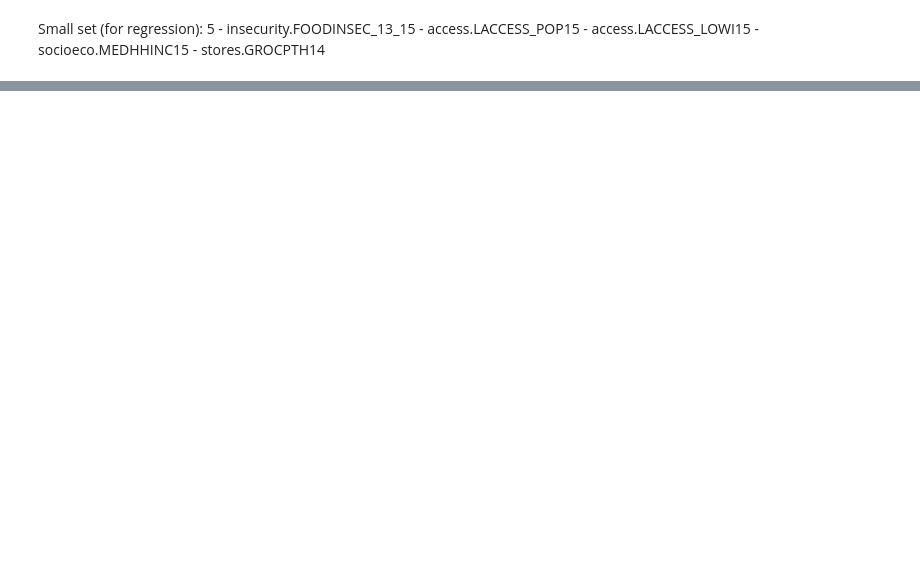
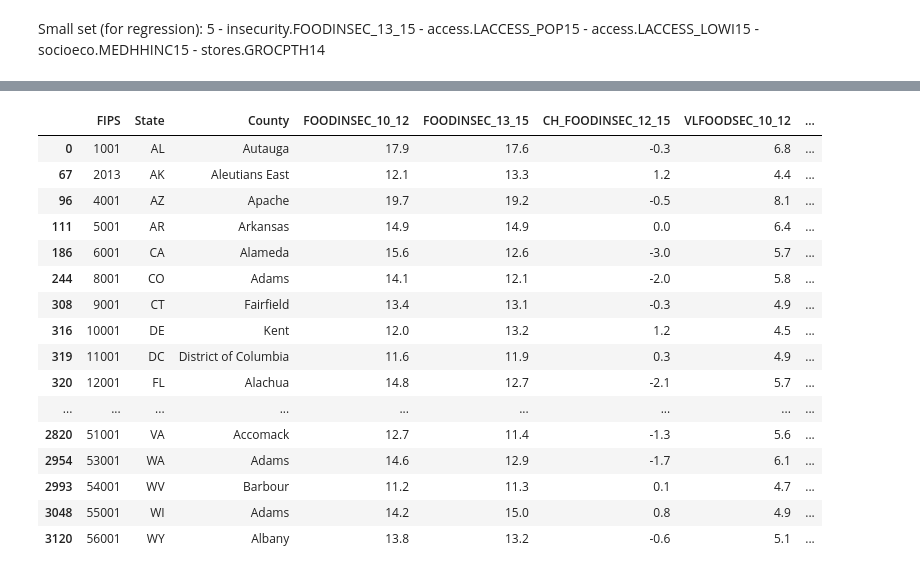
Before and after one commit to chriscross00/projects, a Jupyter notebook: food_security/notebooks/generate_regression_data.ipynb, the cells around one changed output, grey strips where cells are left out. Saved outputs shown, nothing was run; the diff lists cells and outputs as text; code cells hidden in the pictures; blank space fills up the shorter version.

```diff
--- a/food_security/notebooks/generate_regression_data.ipynb
+++ b/food_security/notebooks/generate_regression_data.ipynb
@@ -44,0 +70,20 @@ regression_short.head()
+# %%
+insecurity.groupby(['State'])['State'].head(1)
+# %% [output]
+|  | FIPS | State | County | FOODINSEC_10_12 | FOODINSEC_13_15 | CH_FOODINSEC_12_15 | VLFOODSEC_10_12 | ... |
+| 0 | 1001 | AL | Autauga | 17.9 | 17.6 | -0.3 | 6.8 | ... |
+| 67 | 2013 | AK | Aleutians East | 12.1 | 13.3 | 1.2 | 4.4 | ... |
+| 96 | 4001 | AZ | Apache | 19.7 | 19.2 | -0.5 | 8.1 | ... |
+| 111 | 5001 | AR | Arkansas | 14.9 | 14.9 | 0.0 | 6.4 | ... |
+| 186 | 6001 | CA | Alameda | 15.6 | 12.6 | -3.0 | 5.7 | ... |
+| 244 | 8001 | CO | Adams | 14.1 | 12.1 | -2.0 | 5.8 | ... |
+| 308 | 9001 | CT | Fairfield | 13.4 | 13.1 | -0.3 | 4.9 | ... |
+| 316 | 10001 | DE | Kent | 12.0 | 13.2 | 1.2 | 4.5 | ... |
+| 319 | 11001 | DC | District of Columbia | 11.6 | 11.9 | 0.3 | 4.9 | ... |
+| 320 | 12001 | FL | Alachua | 14.8 | 12.7 | -2.1 | 5.7 | ... |
+| ... | ... | ... | ... | ... | ... | ... | ... | ... |
+| 2820 | 51001 | VA | Accomack | 12.7 | 11.4 | -1.3 | 5.6 | ... |
+| 2954 | 53001 | WA | Adams | 14.6 | 12.9 | -1.7 | 6.1 | ... |
+| 2993 | 54001 | WV | Barbour | 11.2 | 11.3 | 0.1 | 4.7 | ... |
+| 3048 | 55001 | WI | Adams | 14.2 | 15.0 | 0.8 | 4.9 | ... |
+| 3120 | 56001 | WY | Albany | 13.8 | 13.2 | -0.6 | 5.1 | ... |
```
Also changed, not shown: parts of 5 cells of this notebook, 1 other file.
